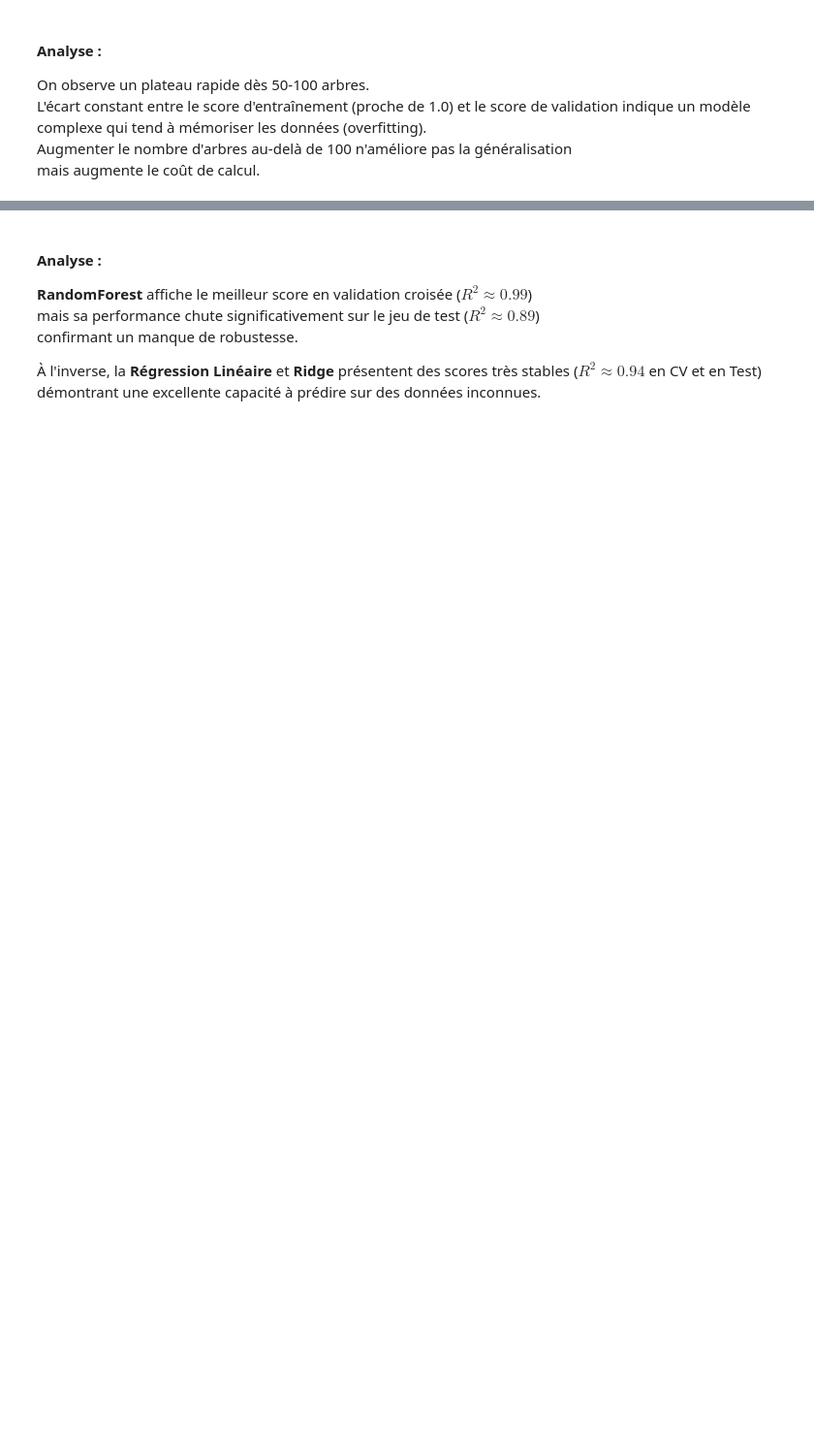
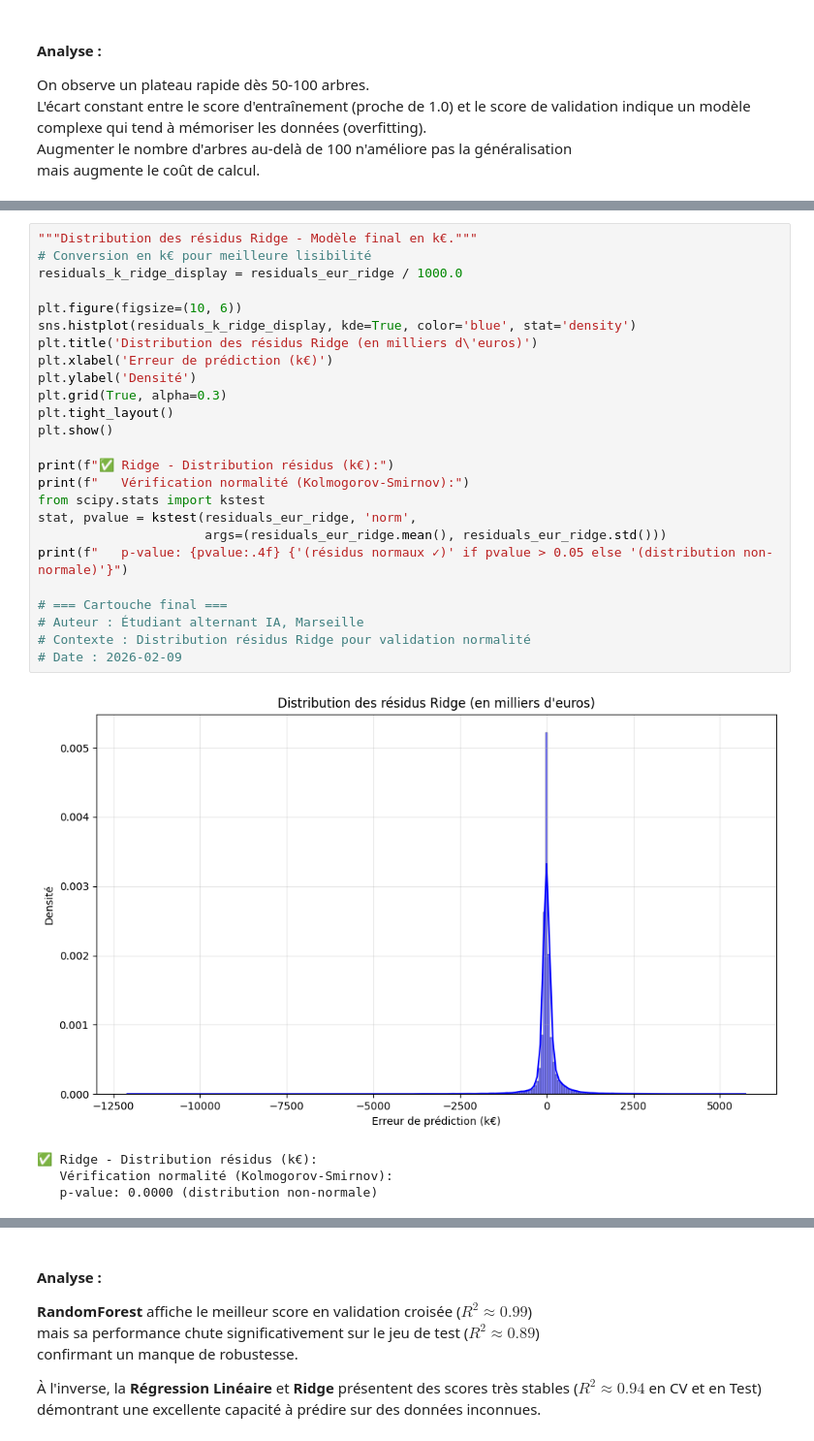
Before and after one commit to bruno-coulet/apartment-hunter, a Jupyter notebook: 3_model.ipynb, the cells around one changed output, grey strips where cells are left out. Shown at 97% size. Cells and saved outputs as stored; diff of their text form; blank space fills up the shorter version.

```diff
--- a/3_model.ipynb
+++ b/3_model.ipynb
@@ -357,0 +514,30 @@ print("="*60)
+# %%
+"""Distribution des résidus Ridge - Modèle final en k€."""
+# Conversion en k€ pour meilleure lisibilité
+residuals_k_ridge_display = residuals_eur_ridge / 1000.0
+
+plt.figure(figsize=(10, 6))
+sns.histplot(residuals_k_ridge_display, kde=True, color='blue', stat='density')
+plt.title('Distribution des résidus Ridge (en milliers d\'euros)')
+plt.xlabel('Erreur de prédiction (k€)')
+plt.ylabel('Densité')
+plt.grid(True, alpha=0.3)
+plt.tight_layout()
+plt.show()
+
+print(f"✅ Ridge - Distribution résidus (k€):")
+print(f"   Vérification normalité (Kolmogorov-Smirnov):")
+from scipy.stats import kstest
+stat, pvalue = kstest(residuals_eur_ridge, 'norm',
+                      args=(residuals_eur_ridge.mean(), residuals_eur_ridge.std()))
+print(f"   p-value: {pvalue:.4f} {'(résidus normaux ✓)' if pvalue > 0.05 else '(distribution non-normale)'}")
+
+# === Cartouche final ===
+# Auteur : Étudiant alternant IA, Marseille
+# Contexte : Distribution résidus Ridge pour validation normalité
+# Date : 2026-02-09
+# %% [output]
+[figure, added]
+✅ Ridge - Distribution résidus (k€):
+   Vérification normalité (Kolmogorov-Smirnov):
+   p-value: 0.0000 (distribution non-normale)
```
Also changed, not shown: parts of 33 cells of this notebook.
